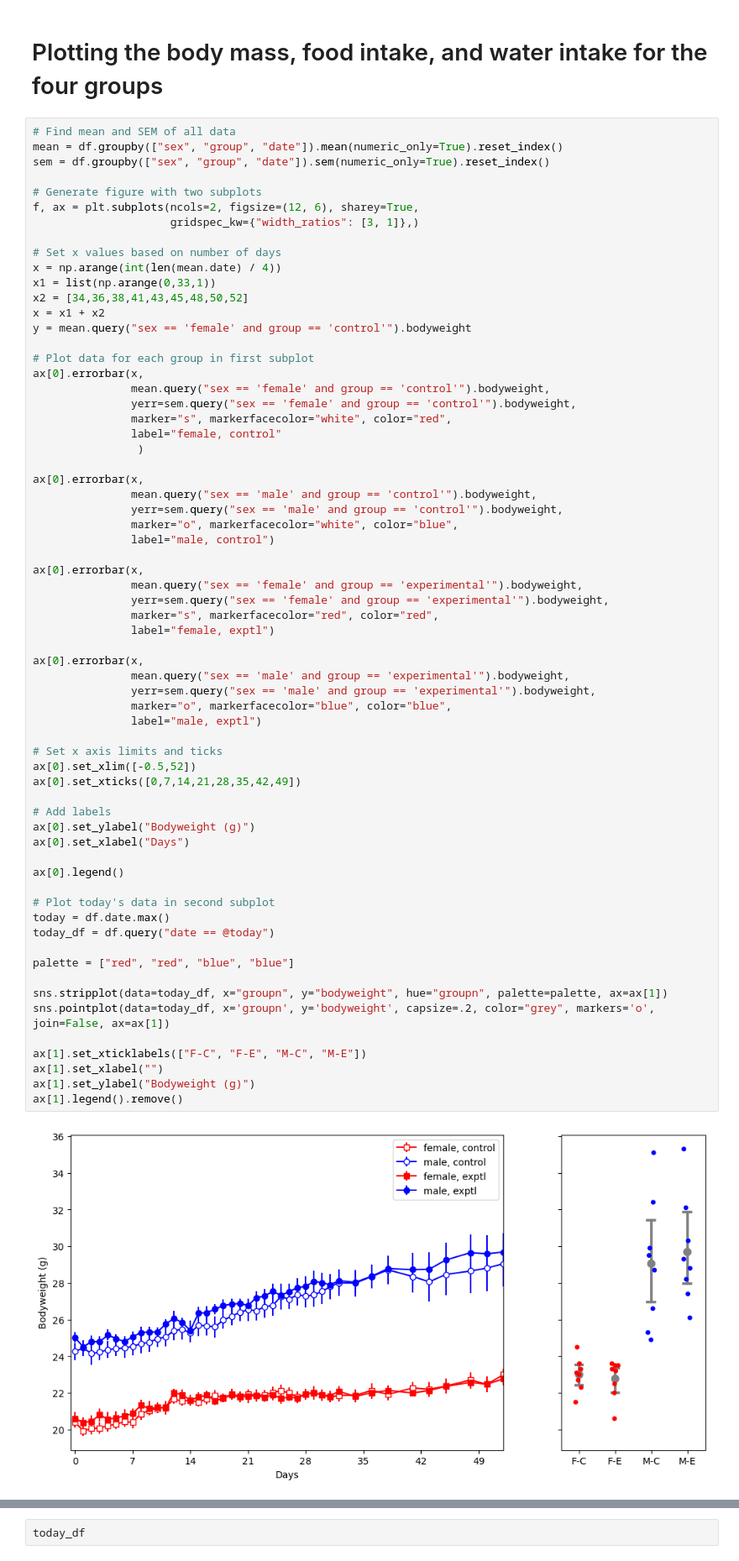
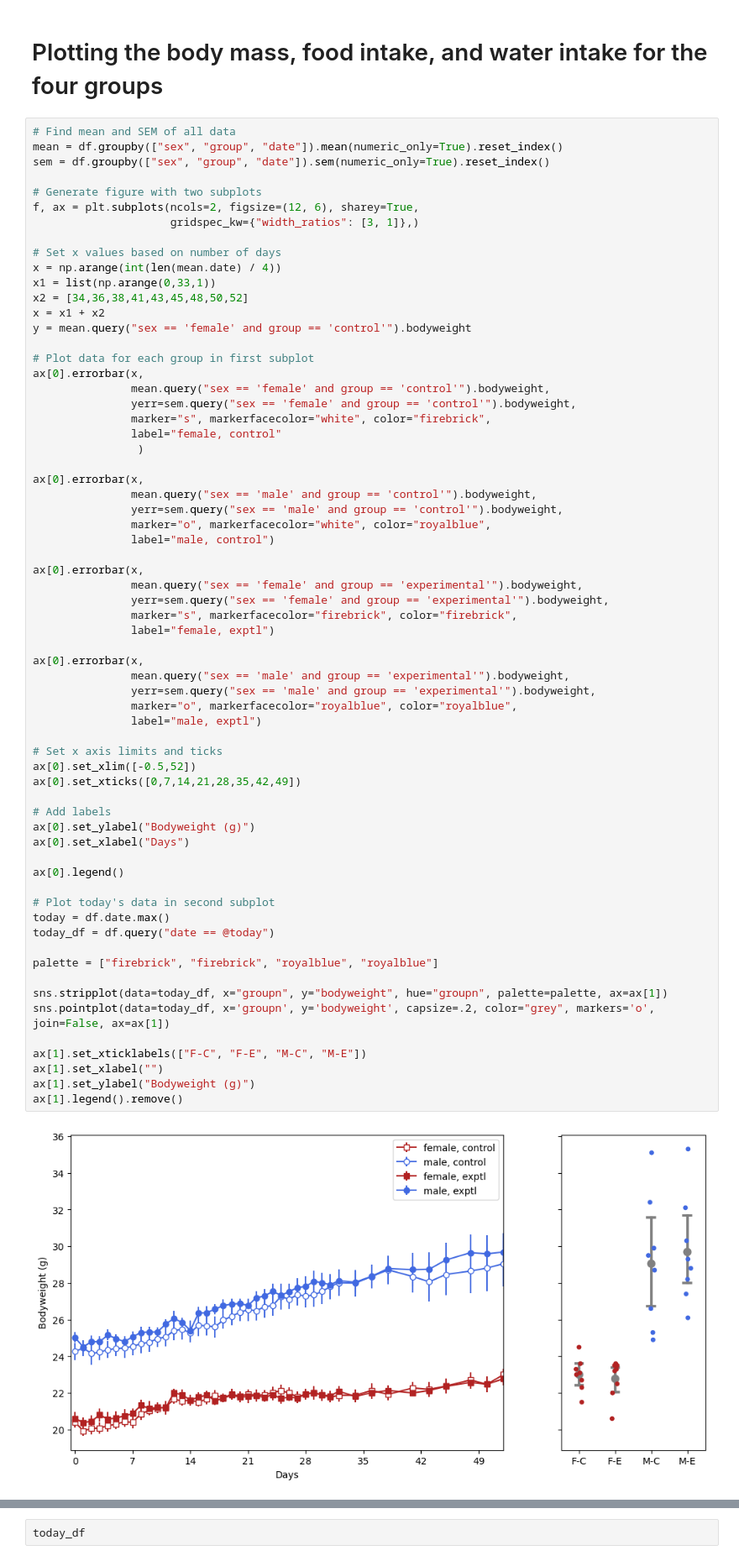
Before and after one commit to marijevisser/niacin, a Jupyter notebook: scripts/niacin_daily_analysis.ipynb, the cells around one changed output, grey strips where cells are left out. Shown: that part at 84% size. Cells and saved outputs as stored; diff of their text form.

```diff
--- a/scripts/niacin_daily_analysis.ipynb
+++ b/scripts/niacin_daily_analysis.ipynb
@@ -148,53 +148,53 @@ y = mean.query("sex == 'female' and group == 'control'").bodyweight
 ax[0].errorbar(x,
                mean.query("sex == 'female' and group == 'control'").bodyweight,
                yerr=sem.query("sex == 'female' and group == 'control'").bodyweight,
-               marker="s", markerfacecolor="white", color="red",
+               marker="s", markerfacecolor="white", color="firebrick",
                label="female, control"
                 )
 
 ax[0].errorbar(x,
                mean.query("sex == 'male' and group == 'control'").bodyweight,
                yerr=sem.query("sex == 'male' and group == 'control'").bodyweight,
-               marker="o", markerfacecolor="white", color="blue",
+               marker="o", markerfacecolor="white", color="royalblue",
                label="male, control")
 
 ax[0].errorbar(x,
                mean.query("sex == 'female' and group == 'experimental'").bodyweight,
                yerr=sem.query("sex == 'female' and group == 'experimental'").bodyweight,
-               marker="s", markerfacecolor="red", color="red",
+               marker="s", markerfacecolor="firebrick", color="firebrick",
                label="female, exptl")
 
 ax[0].errorbar(x,
                mean.query("sex == 'male' and group == 'experimental'").bodyweight,
                yerr=sem.query("sex == 'male' and group == 'experimental'").bodyweight,
-               marker="o", markerfacecolor="blue", color="blue",
+               marker="o", markerfacecolor="royalblue", color="royalblue",
                label="male, exptl")
 
 # Set x axis limits and ticks
 ax[0].set_xlim([-0.5,52])
 ax[0].set_xticks([0,7,14,21,28,35,42,49])
 
 # Add labels
 ax[0].set_ylabel("Bodyweight (g)")
 ax[0].set_xlabel("Days")
 
 ax[0].legend()
 
 # Plot today's data in second subplot
 today = df.date.max()
 today_df = df.query("date == @today")
 
-palette = ["red", "red", "blue", "blue"]
+palette = ["firebrick", "firebrick", "royalblue", "royalblue"]
 
 sns.stripplot(data=today_df, x="groupn", y="bodyweight", hue="groupn", palette=palette, ax=ax[1])
 sns.pointplot(data=today_df, x='groupn', y='bodyweight', capsize=.2, color="grey", markers='o', join=False, ax=ax[1])
 
 ax[1].set_xticklabels(["F-C", "F-E", "M-C", "M-E"])
 ax[1].set_xlabel("")
 ax[1].set_ylabel("Bodyweight (g)")
 ax[1].legend().remove()
 # %% [output]
-[figure, old version]
+[figure, new version]
 # %%
 #now for only the first 34 days
 # Find mean and SEM of all data
```
Also changed, not shown: parts of 29 cells of this notebook, 16 other files.
